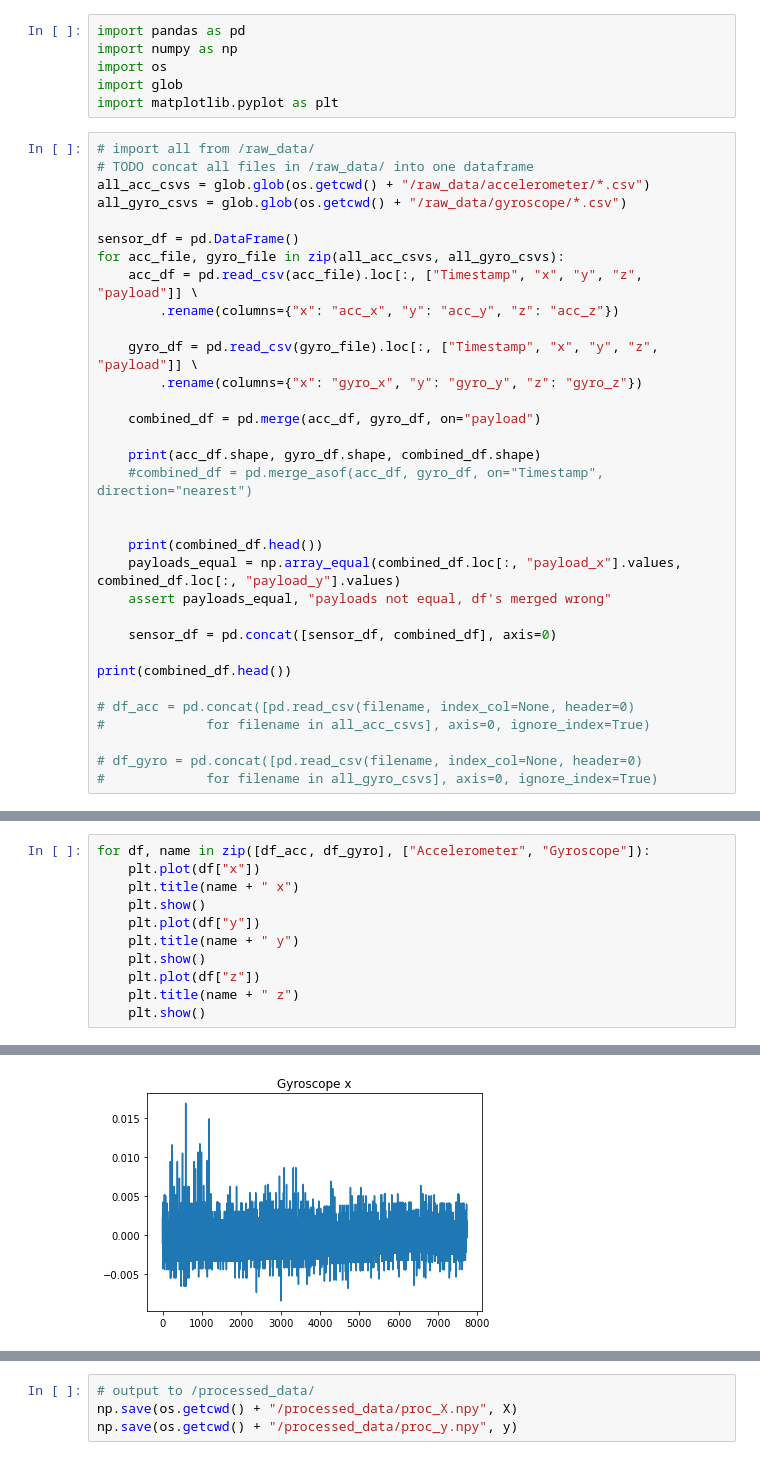
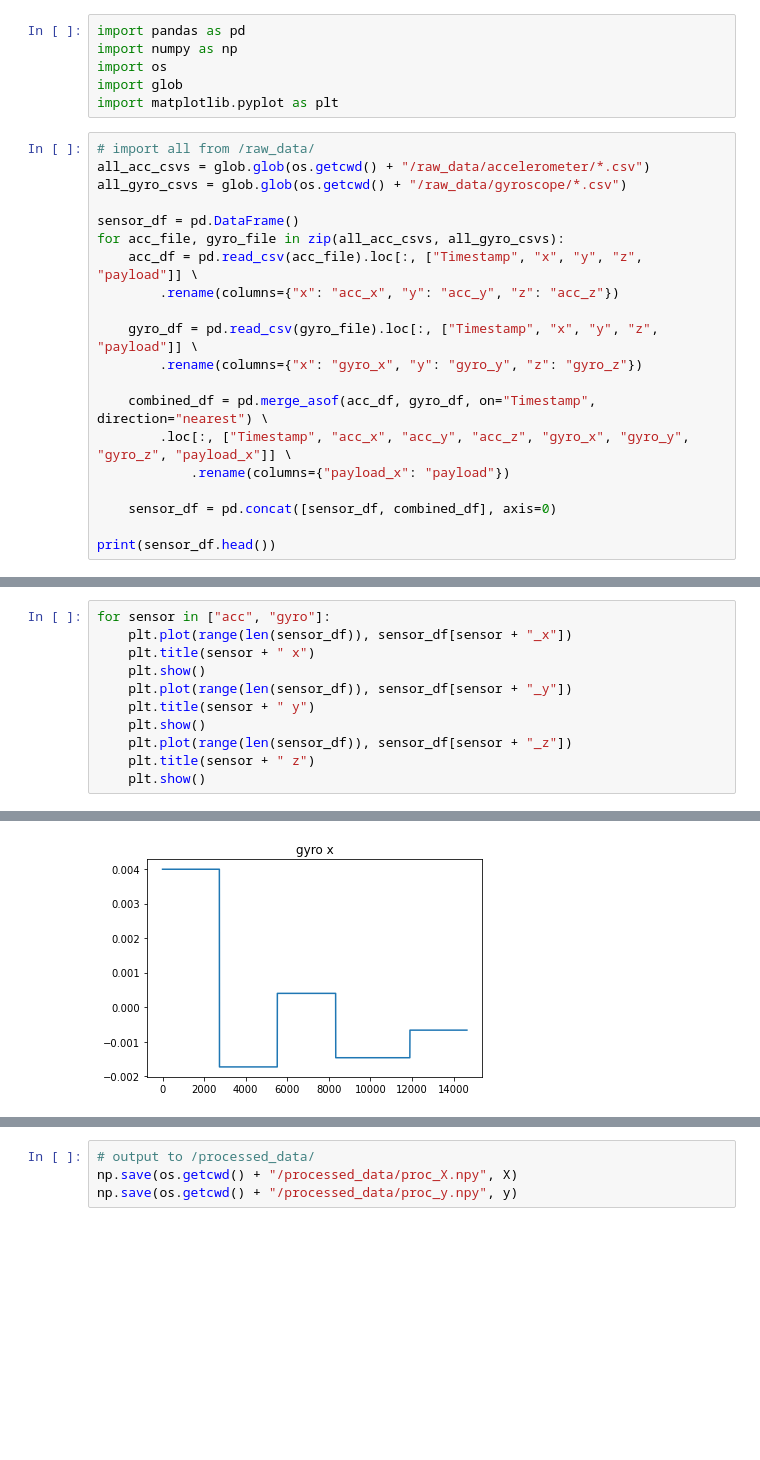
Before and after one commit to DanielRJohnson/MOBIUS, a Jupyter notebook: process_data.ipynb, the cells around one changed output, grey strips where cells are left out. Drawn from its saved outputs; the diff is of its cells as text; blank space fills up the shorter version.

Commit message:
data processing fix

```diff
--- a/process_data.ipynb
+++ b/process_data.ipynb
@@ -6,7 +6,6 @@ import glob
 import matplotlib.pyplot as plt
 # %%
 # import all from /raw_data/
-# TODO concat all files in /raw_data/ into one dataframe
 all_acc_csvs = glob.glob(os.getcwd() + "/raw_data/accelerometer/*.csv")
 all_gyro_csvs = glob.glob(os.getcwd() + "/raw_data/gyroscope/*.csv")
 
@@ -18,23 +17,11 @@ for acc_file, gyro_file in zip(all_acc_csvs, all_gyro_csvs):
     gyro_df = pd.read_csv(gyro_file).loc[:, ["Timestamp", "x", "y", "z", "payload"]] \
         .rename(columns={"x": "gyro_x", "y": "gyro_y", "z": "gyro_z"})
 
-    combined_df = pd.merge(acc_df, gyro_df, on="payload")
-
-    print(acc_df.shape, gyro_df.shape, combined_df.shape)
-    #combined_df = pd.merge_asof(acc_df, gyro_df, on="Timestamp", direction="nearest")
-
-
-    print(combined_df.head())
-    payloads_equal = np.array_equal(combined_df.loc[:, "payload_x"].values, combined_df.loc[:, "payload_y"].values)
-    assert payloads_equal, "payloads not equal, df's merged wrong"
+    combined_df = pd.merge_asof(acc_df, gyro_df, on="Timestamp", direction="nearest") \
+        .loc[:, ["Timestamp", "acc_x", "acc_y", "acc_z", "gyro_x", "gyro_y", "gyro_z", "payload_x"]] \
+            .rename(columns={"payload_x": "payload"})
 
     sensor_df = pd.concat([sensor_df, combined_df], axis=0)
 
-print(combined_df.head())
-
-# df_acc = pd.concat([pd.read_csv(filename, index_col=None, header=0)
-#             for filename in all_acc_csvs], axis=0, ignore_index=True)
-
-# df_gyro = pd.concat([pd.read_csv(filename, index_col=None, header=0)
-#             for filename in all_gyro_csvs], axis=0, ignore_index=True)
+print(sensor_df.head())
 # %% [output]
@@ -77,12 +41,12 @@ print(df_gyro.head())
 # %%
-for df, name in zip([df_acc, df_gyro], ["Accelerometer", "Gyroscope"]):
-    plt.plot(df["x"])
-    plt.title(name + " x")
+for sensor in ["acc", "gyro"]:
+    plt.plot(range(len(sensor_df)), sensor_df[sensor + "_x"])
+    plt.title(sensor + " x")
     plt.show()
-    plt.plot(df["y"])
-    plt.title(name + " y")
+    plt.plot(range(len(sensor_df)), sensor_df[sensor + "_y"])
+    plt.title(sensor + " y")
     plt.show()
-    plt.plot(df["z"])
-    plt.title(name + " z")
+    plt.plot(range(len(sensor_df)), sensor_df[sensor + "_z"])
+    plt.title(sensor + " z")
     plt.show()
 # %% [output]
@@ -92 +56 @@ for df, name in zip([df_acc, df_gyro], ["Accelerometer", "Gyroscope"]):
-[figure, old version]
+[figure, new version]
```
Also changed, not shown: parts of 7 cells of this notebook, 2 other files.
